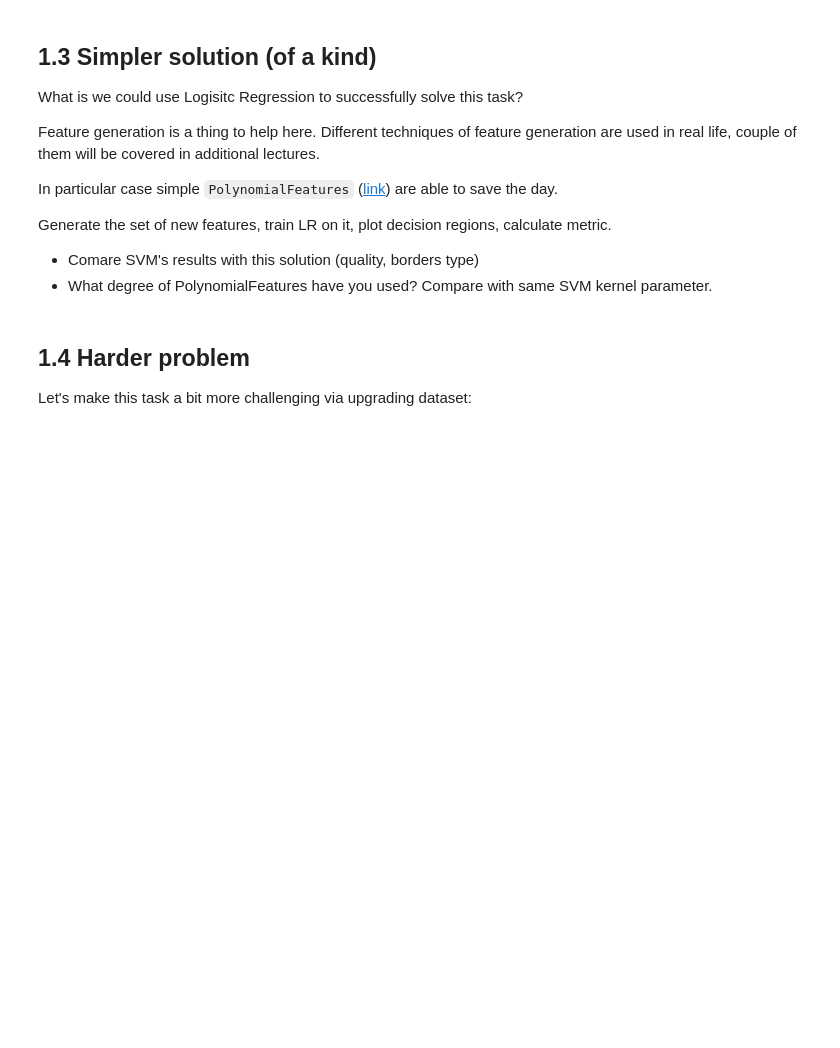
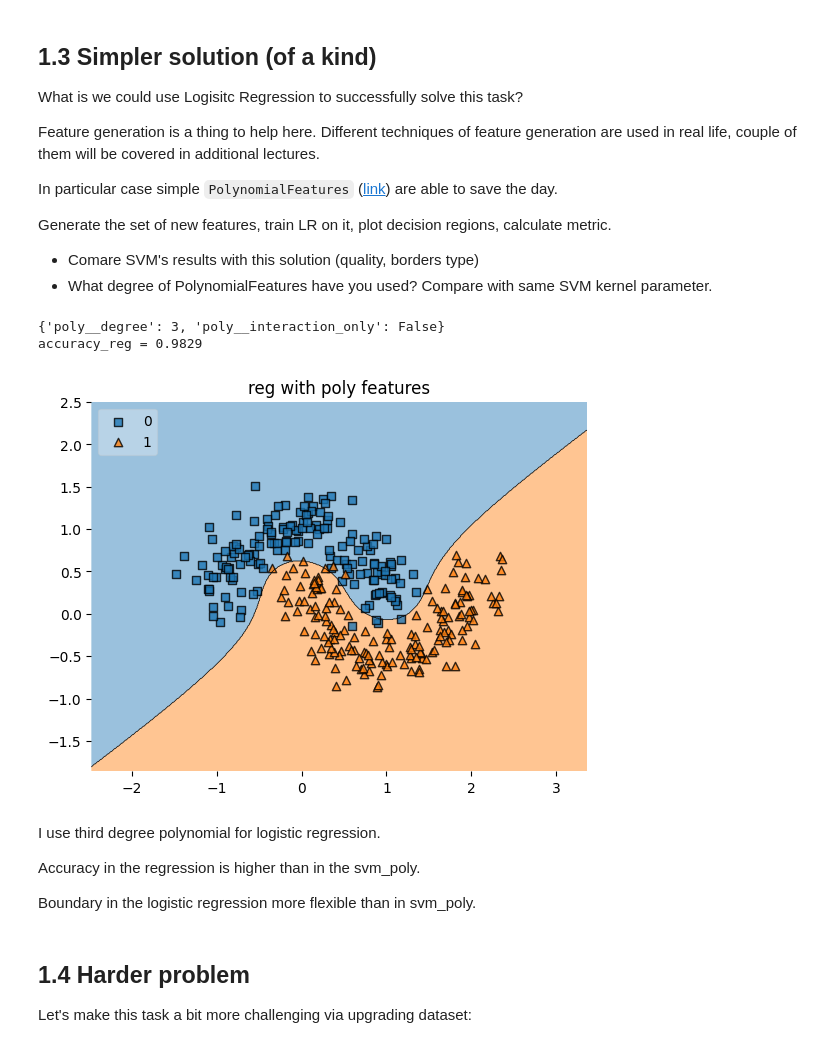
Before and after one commit to frest1ler/ml_homework, a Jupyter notebook: lab01_ml_pipeline/Lab1_part3_SVM.ipynb, the cells around one changed output. Saved outputs shown, nothing was run; the diff lists cells and outputs as text; code cells hidden in the pictures; blank space fills up the shorter version.

Commit message:
added logreg with Polynomial features
refactoring: added grid method searching optimal params to polynomial features

```diff
--- a/lab01_ml_pipeline/Lab1_part3_SVM.ipynb
+++ b/lab01_ml_pipeline/Lab1_part3_SVM.ipynb
@@ -173,3 +169,30 @@ from sklearn.preprocessing import PolynomialFeatures
+# %%
+from sklearn.preprocessing import PolynomialFeatures
+from sklearn.pipeline import Pipeline
+
+pipe = Pipeline([('scaler', StandardScaler()), ('poly', PolynomialFeatures(include_bias=False)), ('reg', LogisticRegression())])
+
+param_grid = {'poly__degree': range(1,5), 'poly__interaction_only' : [True, False]}
+grid = GridSearchCV(pipe, param_grid, cv=5, scoring='accuracy')
+grid.fit(X_train, y_train)
+print(grid.best_params_)
+
+best_model = grid.best_estimator_
+y_pred_reg = best_model.predict(X_test)
+accuracy_reg = accuracy_score(y_test, y_pred_reg)
+print(f"accuracy_reg = {accuracy_reg:.4f}")
+
+plot_decisions(X_train, y_train, best_model, 'reg with poly features')
+# %% [output]
+{'poly__degree': 3, 'poly__interaction_only': False}
+accuracy_reg = 0.9829
+[figure, added]
+# %% [markdown]
+I use third degree polynomial for logistic regression.
+
+Accuracy in the regression is higher than in the svm_poly.
+
+Boundary in the logistic regression more flexible than in svm_poly.
 # %% [markdown]
 ## 1.4 Harder problem
 
```
Also changed, not shown: parts of 3 cells of this notebook.
